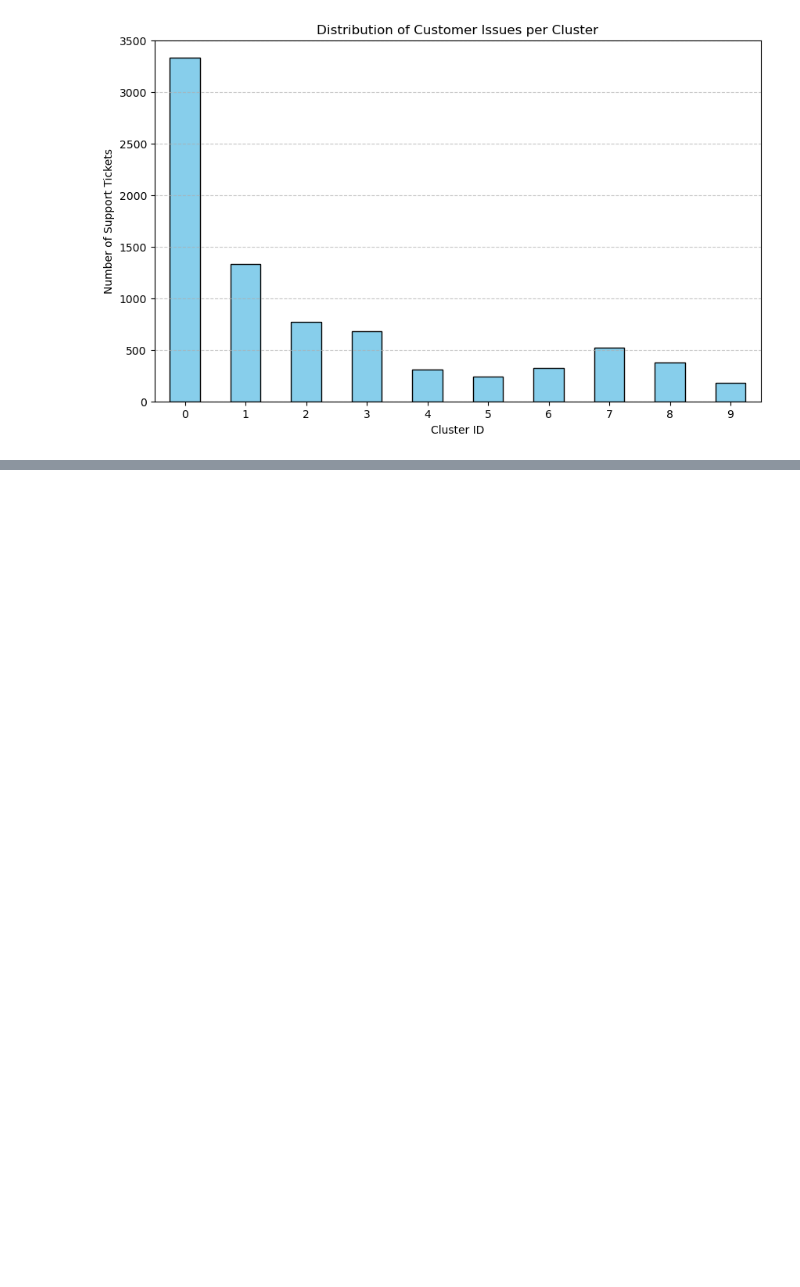
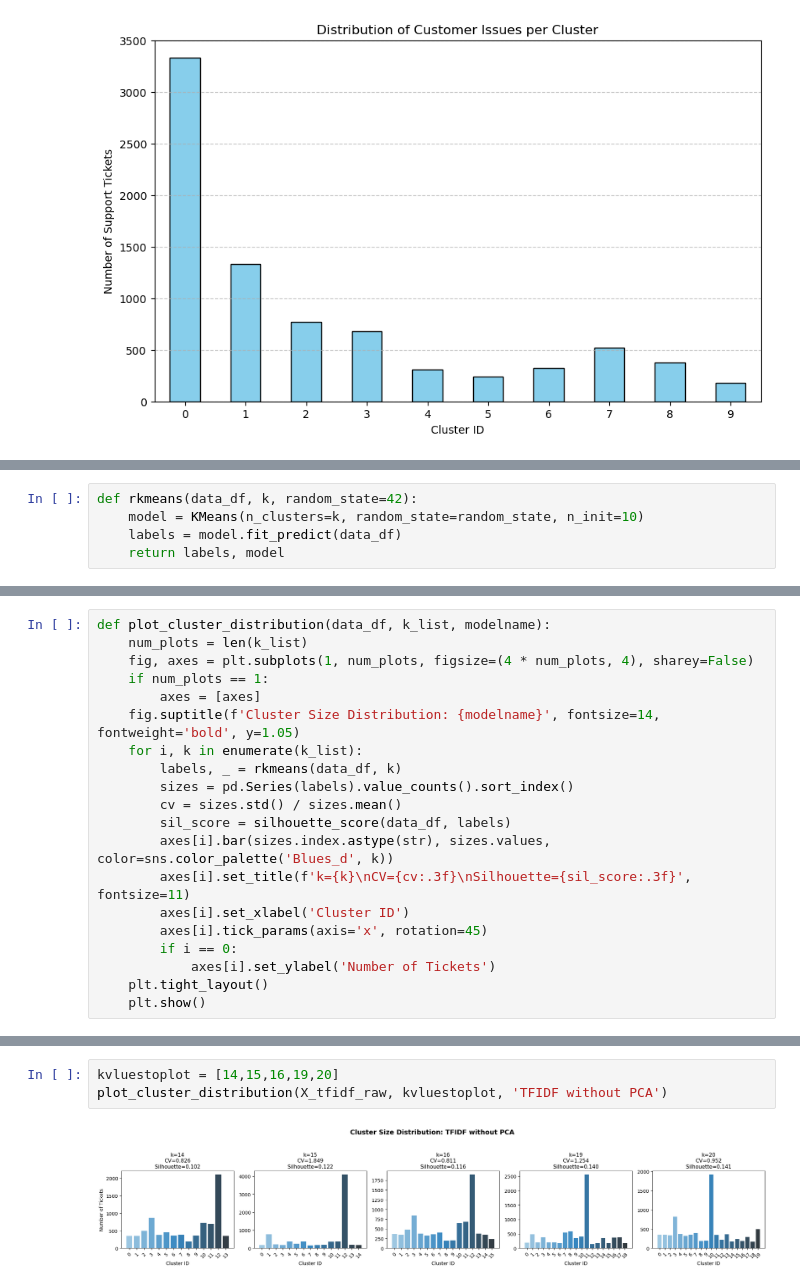
Before and after one commit to Razan-88/TextAnalytics-CW-Task4, a Jupyter notebook: analytics_pipeline/src/preprocessingAndModelling.ipynb, the cells around one changed output, grey strips where cells are left out. Cells and saved outputs as stored; diff of their text form; blank space fills up the shorter version.

```diff
--- a/analytics_pipeline/src/preprocessingAndModelling.ipynb
+++ b/analytics_pipeline/src/preprocessingAndModelling.ipynb
@@ -347,0 +370,5 @@ plt.show()
+# %%
+def rkmeans(data_df, k, random_state=42):
+    model = KMeans(n_clusters=k, random_state=random_state, n_init=10)
+    labels = model.fit_predict(data_df)
+    return labels, model
@@ -347,0 +442,20 @@ plt.show()
+# %%
+def plot_cluster_distribution(data_df, k_list, modelname):
+    num_plots = len(k_list)
+    fig, axes = plt.subplots(1, num_plots, figsize=(4 * num_plots, 4), sharey=False)
+    if num_plots == 1:
+        axes = [axes]
+    fig.suptitle(f'Cluster Size Distribution: {modelname}', fontsize=14, fontweight='bold', y=1.05)
+    for i, k in enumerate(k_list):
+        labels, _ = rkmeans(data_df, k)
+        sizes = pd.Series(labels).value_counts().sort_index()
+        cv = sizes.std() / sizes.mean()
+        sil_score = silhouette_score(data_df, labels)
+        axes[i].bar(sizes.index.astype(str), sizes.values, color=sns.color_palette('Blues_d', k))
+        axes[i].set_title(f'k={k}\nCV={cv:.3f}\nSilhouette={sil_score:.3f}', fontsize=11)
+        axes[i].set_xlabel('Cluster ID')
+        axes[i].tick_params(axis='x', rotation=45)
+        if i == 0:
+            axes[i].set_ylabel('Number of Tickets')
+    plt.tight_layout()
+    plt.show()
@@ -347,0 +511,5 @@ plt.show()
+# %%
+kvluestoplot = [14,15,16,19,20]
+plot_cluster_distribution(X_tfidf_raw, kvluestoplot, 'TFIDF without PCA')
+# %% [output]
+[figure, added]
```
Also changed, not shown: parts of 27 cells of this notebook.
